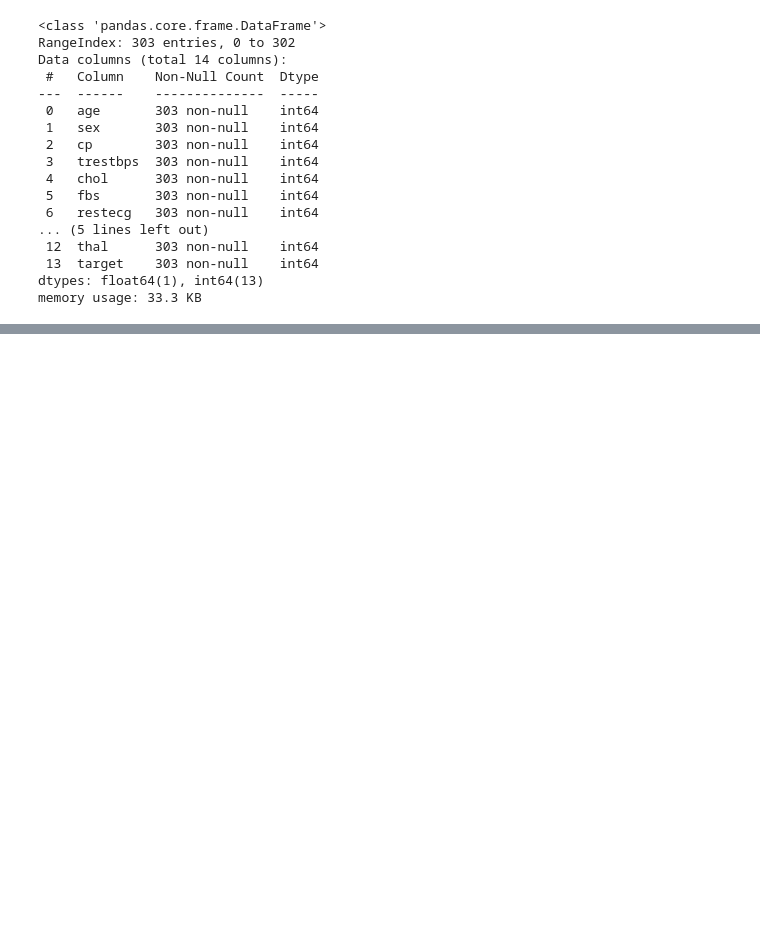
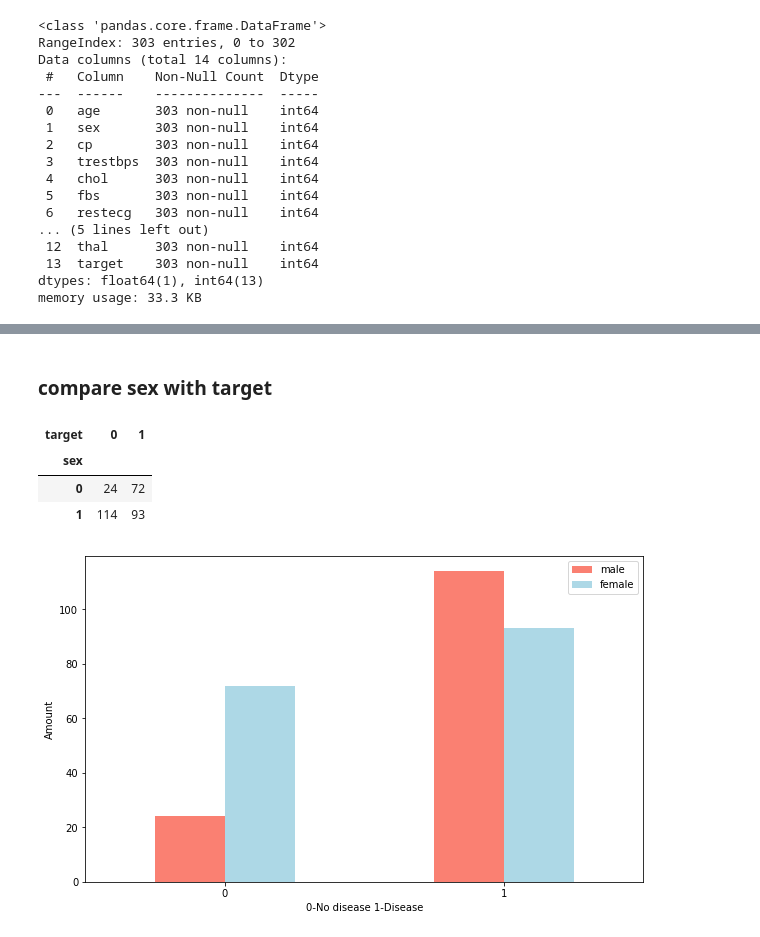
Before and after one commit to salman2103/heart_disease_project, a Jupyter notebook: end-to-end-heart-disease-classification.ipynb, the cells around one changed output, grey strips where cells are left out. Saved outputs shown, nothing was run; the diff lists cells and outputs as text; code cells hidden in the pictures; blank space fills up the shorter version.

Commit message:
Compare diffrent feature

```diff
--- a/end-to-end-heart-disease-classification.ipynb
+++ b/end-to-end-heart-disease-classification.ipynb
@@ -152,0 +161,17 @@ memory usage: 33.3 KB
+# %% [markdown]
+### compare sex with target
+# %%
+pd.crosstab(df.sex,df.target)
+# %% [output]
+| target | 0 | 1 |
+| sex |  |  |
+| 0 | 24 | 72 |
+| 1 | 114 | 93 |
+# %%
+pd.crosstab(df.sex,df.target).plot(kind='bar',color=['salmon','lightblue'],figsize=(10,6))
+plt.legend(['male','female'])
+plt.xticks(rotation = 0)
+plt.ylabel('Amount')
+plt.xlabel('0-No disease 1-Disease');
+# %% [output]
+[figure, added]
```
Also changed, not shown: parts of 10 cells of this notebook.
